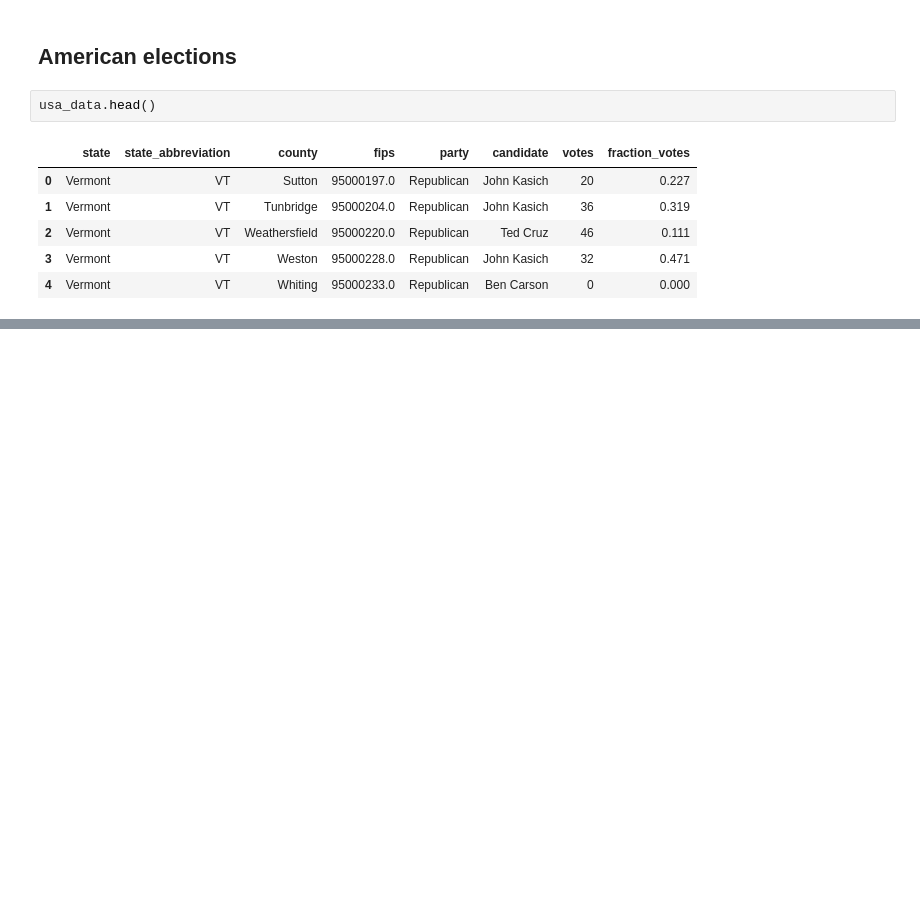
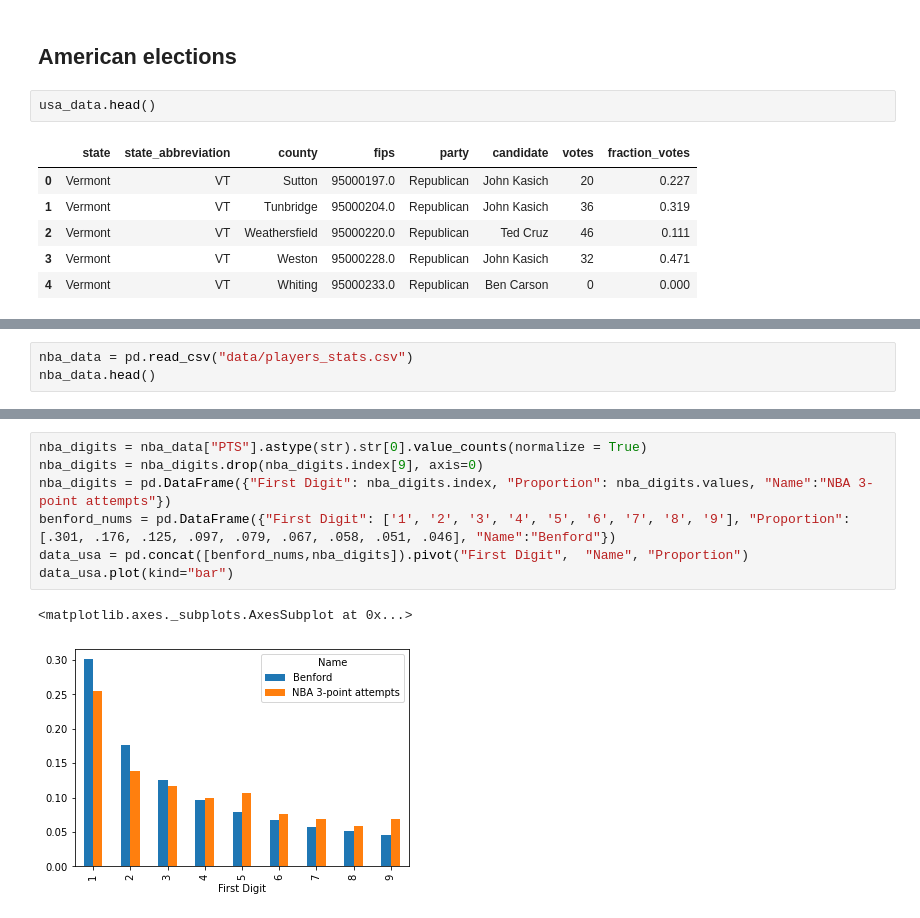
Before and after one commit to HalfPaul/Benford-s-Law, a Jupyter notebook: Election_analysis.ipynb, the cells around one changed output, grey strips where cells are left out. Cells and saved outputs as stored; diff of their text form; blank space fills up the shorter version.

Commit message:
Added NBA stats

```diff
--- a/Election_analysis.ipynb
+++ b/Election_analysis.ipynb
@@ -63,0 +60,3 @@ Name: votes, dtype: float64
+# %%
+nba_data = pd.read_csv("data/players_stats.csv")
+nba_data.head()
@@ -63,0 +71,10 @@ Name: votes, dtype: float64
+# %%
+nba_digits = nba_data["PTS"].astype(str).str[0].value_counts(normalize = True)
+nba_digits = nba_digits.drop(nba_digits.index[9], axis=0)
+nba_digits = pd.DataFrame({"First Digit": nba_digits.index, "Proportion": nba_digits.values, "Name":"NBA 3-point attempts"})
+benford_nums = pd.DataFrame({"First Digit": ['1', '2', '3', '4', '5', '6', '7', '8', '9'], "Proportion": [.301, .176, .125, .097, .079, .067, .058, .051, .046], "Name":"Benford"})
+data_usa = pd.concat([benford_nums,nba_digits]).pivot("First Digit",  "Name", "Proportion")
+data_usa.plot(kind="bar")
+# %% [output]
+<matplotlib.axes._subplots.AxesSubplot at 0x...>
+[figure, added]
```
Also changed, not shown: parts of 5 cells of this notebook, 3 other files.
